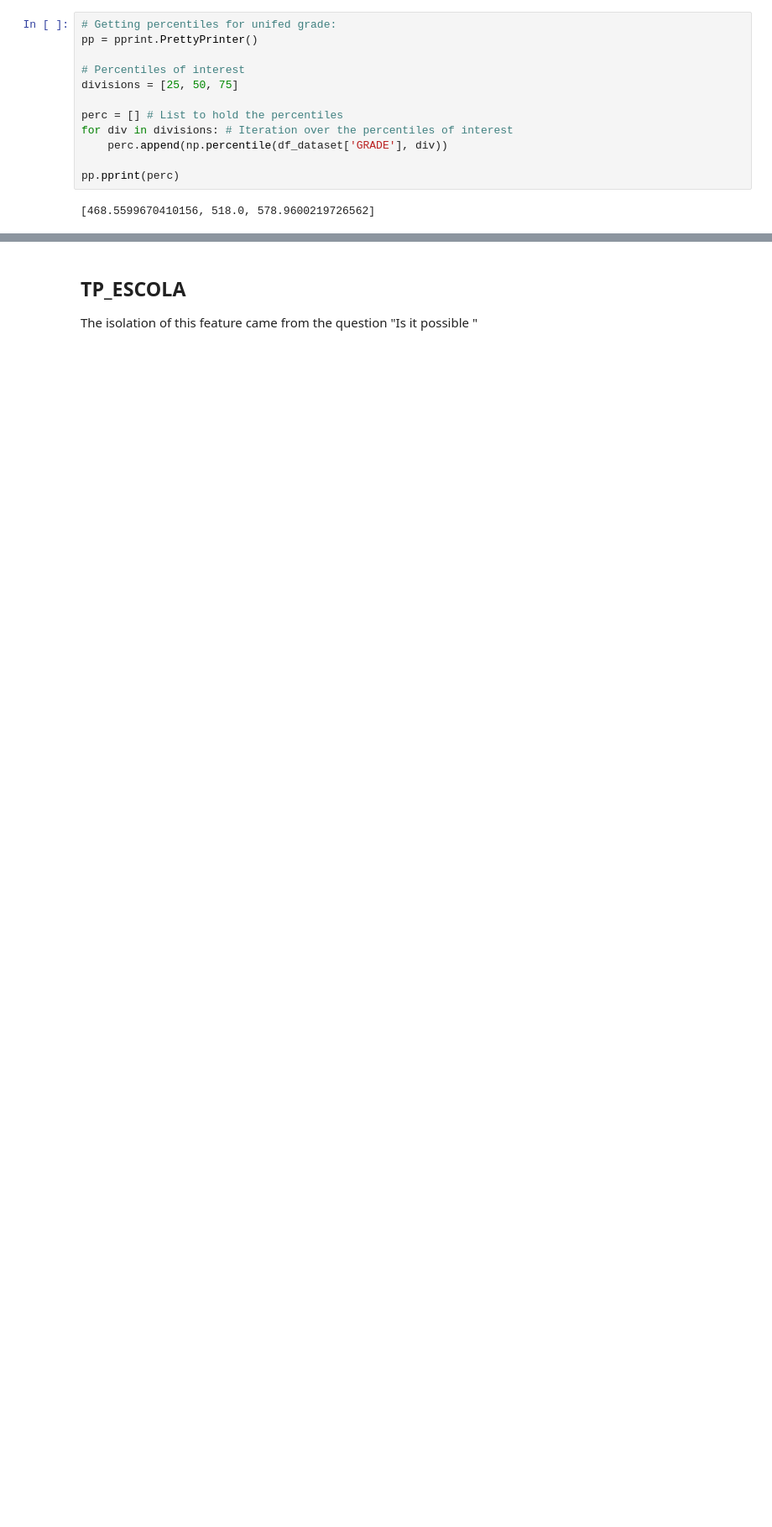
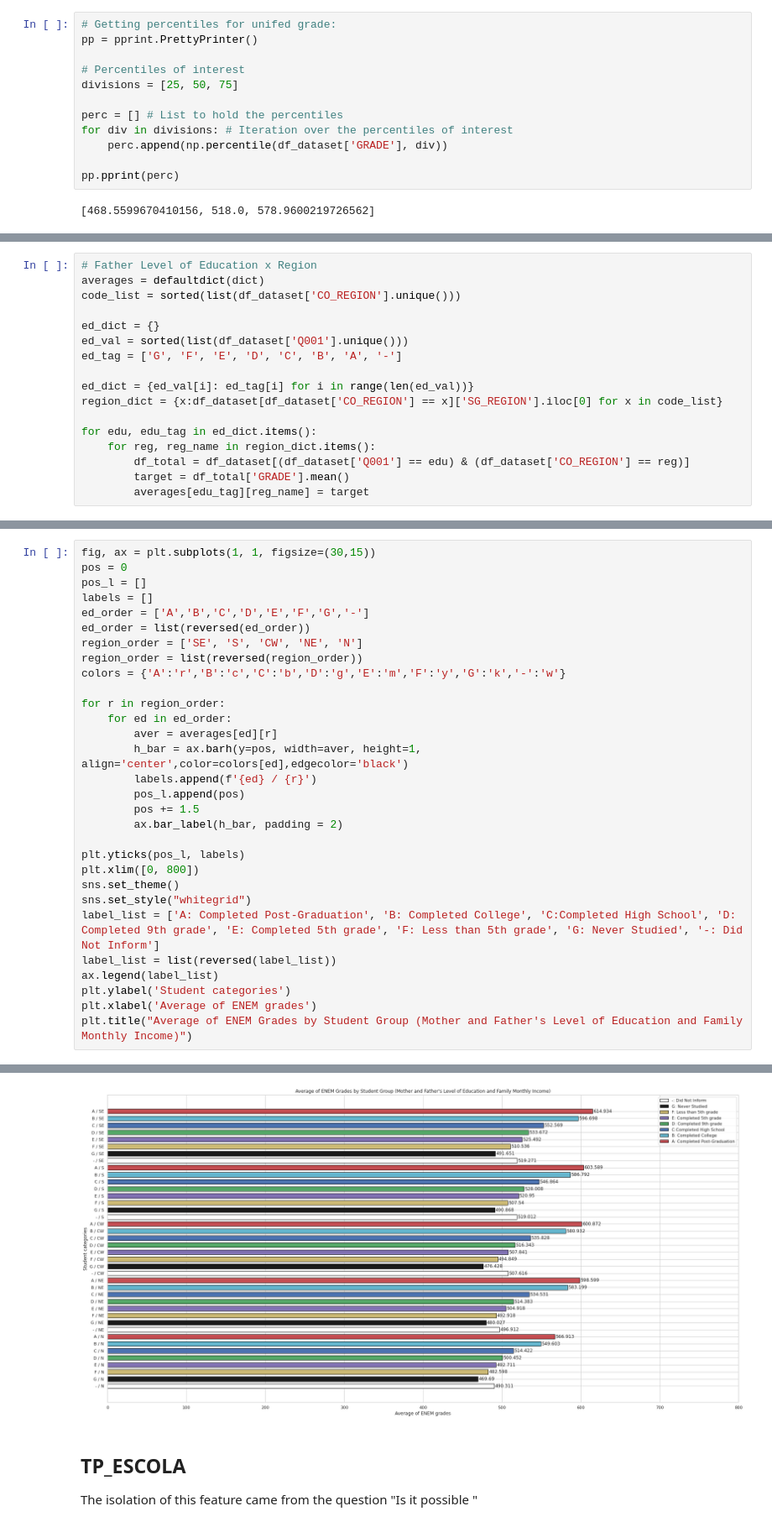
Before and after one commit to higorpr/ENEM_Exploration_Analysis, a Jupyter notebook: ENEM_Exploratory_Analysis_Rev_A.ipynb, the cells around one changed output, grey strips where cells are left out. Shown at 84% size. Drawn from its saved outputs; the diff is of its cells as text; blank space fills up the shorter version.

```diff
--- a/ENEM_Exploratory_Analysis_Rev_A.ipynb
+++ b/ENEM_Exploratory_Analysis_Rev_A.ipynb
@@ -4065,0 +4206,17 @@ vi
+# %%
+# Father Level of Education x Region
+averages = defaultdict(dict)
+code_list = sorted(list(df_dataset['CO_REGION'].unique()))
+
+ed_dict = {}
+ed_val = sorted(list(df_dataset['Q001'].unique()))
+ed_tag = ['G', 'F', 'E', 'D', 'C', 'B', 'A', '-']
+
+ed_dict = {ed_val[i]: ed_tag[i] for i in range(len(ed_val))}
+region_dict = {x:df_dataset[df_dataset['CO_REGION'] == x]['SG_REGION'].iloc[0] for x in code_list}
+
+for edu, edu_tag in ed_dict.items():
+    for reg, reg_name in region_dict.items():
+        df_total = df_dataset[(df_dataset['Q001'] == edu) & (df_dataset['CO_REGION'] == reg)]
+        target = df_total['GRADE'].mean()
+        averages[edu_tag][reg_name] = target
@@ -4065,0 +4243,31 @@ vi
+# %%
+fig, ax = plt.subplots(1, 1, figsize=(30,15))
+pos = 0
+pos_l = []
+labels = []
+ed_order = ['A','B','C','D','E','F','G','-']
+ed_order = list(reversed(ed_order))
+region_order = ['SE', 'S', 'CW', 'NE', 'N']
+region_order = list(reversed(region_order))
+colors = {'A':'r','B':'c','C':'b','D':'g','E':'m','F':'y','G':'k','-':'w'}
+
+for r in region_order:
+    for ed in ed_order:
+        aver = averages[ed][r]
+        h_bar = ax.barh(y=pos, width=aver, height=1, align='center',color=colors[ed],edgecolor='black')
+        labels.append(f'{ed} / {r}')
+        pos_l.append(pos)
+        pos += 1.5
+        ax.bar_label(h_bar, padding = 2)
+
+plt.yticks(pos_l, labels)
+plt.xlim([0, 800])
+sns.set_theme()
+sns.set_style("whitegrid")
+label_list = ['A: Completed Post-Graduation', 'B: Completed College', 'C:Completed High School', 'D: Completed 9th grade', 'E: Completed 5th grade', 'F: Less than 5th grade', 'G: Never Studied', '-: Did Not Inform']
+label_list = list(reversed(label_list))
+ax.legend(label_list)
+plt.ylabel('Student categories')
+plt.xlabel('Average of ENEM grades')
+plt.title("Average of ENEM Grades by Student Group (Mother and Father's Level of Education and Family Monthly Income)")
+# %% [output]
@@ -4066,3 +4275,4 @@ vi
+[figure, added]
 # %% [markdown]
 ## TP_ESCOLA
 
```
Also changed, not shown: parts of 20 cells of this notebook.
